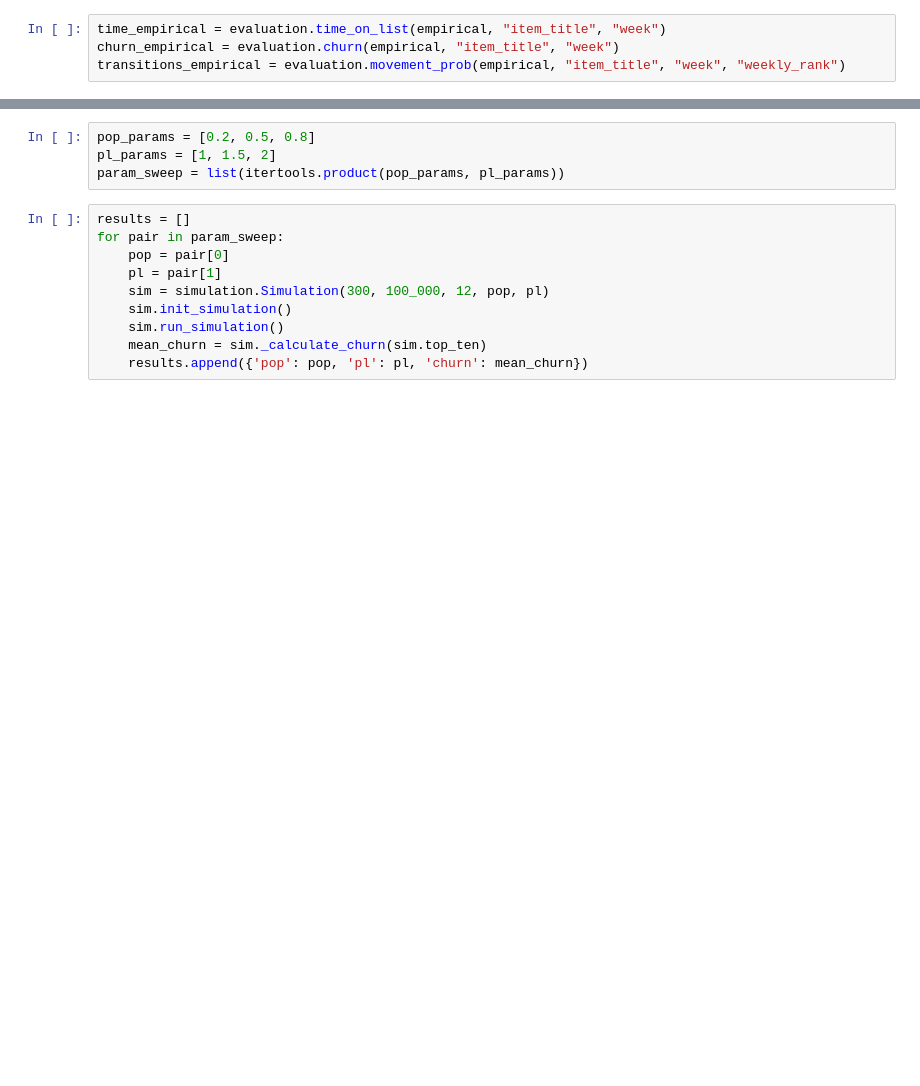
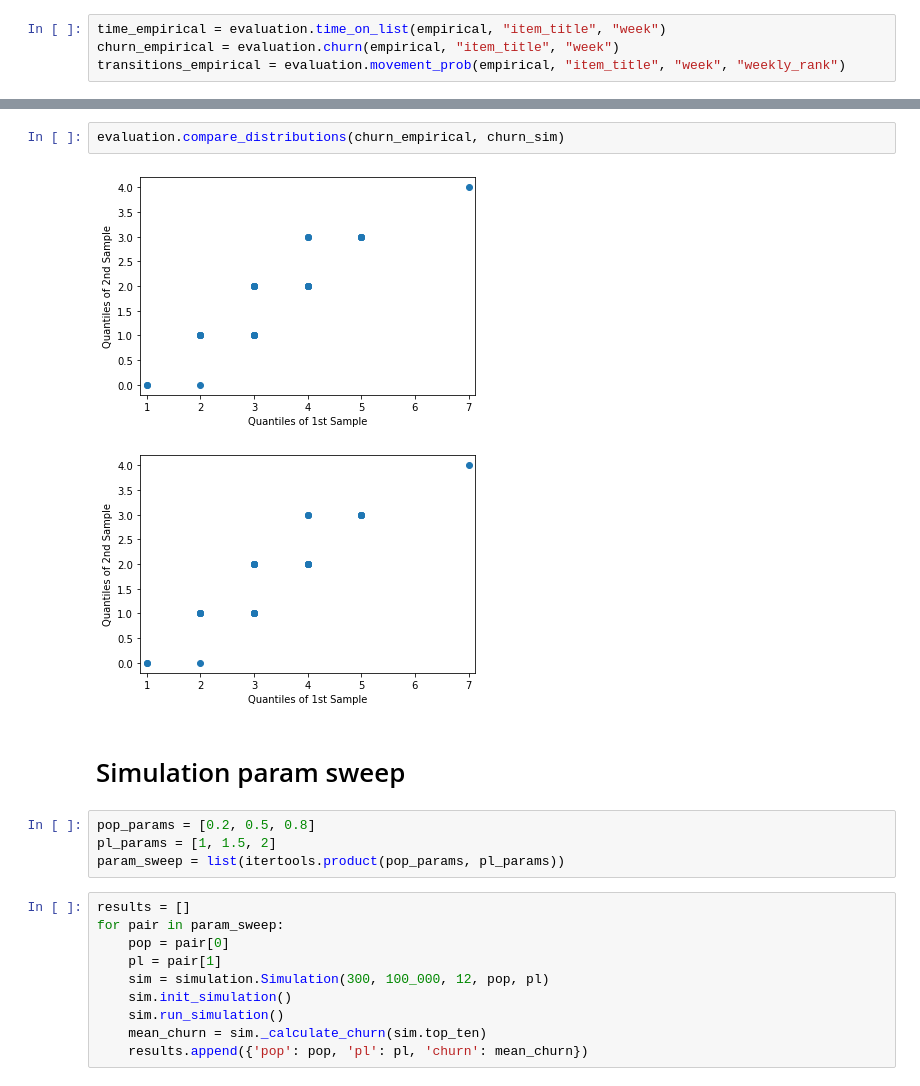
Before and after one commit to NHagar/Research-netflix, a Jupyter notebook: run_simulation.ipynb, the cells around one changed output, grey strips where cells are left out. Cells and saved outputs as stored; diff of their text form; blank space fills up the shorter version.

```diff
--- a/run_simulation.ipynb
+++ b/run_simulation.ipynb
@@ -18,3 +35,10 @@ transitions_empirical = evaluation.movement_prob(empirical, "item_title", "week"
+# %%
+evaluation.compare_distributions(churn_empirical, churn_sim)
+# %% [output]
+[figure, added]
+[figure, added]
+# %% [markdown]
+# Simulation param sweep
 # %%
 pop_params = [0.2, 0.5, 0.8]
 pl_params = [1, 1.5, 2]
```
Also changed, not shown: parts of 5 cells of this notebook, 1 other file.
